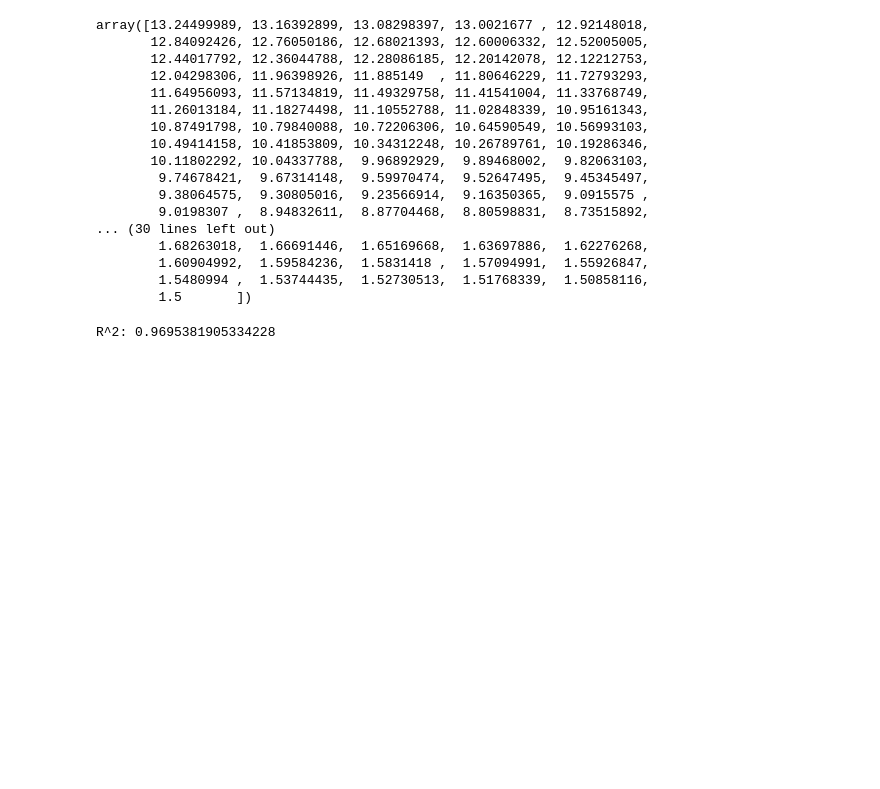
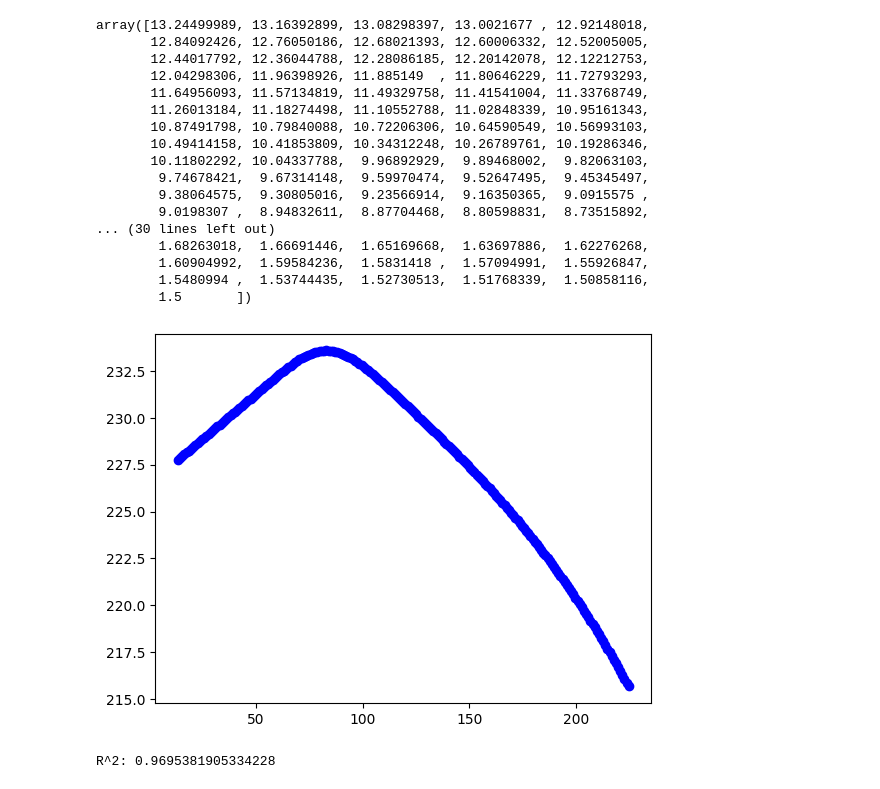
Before and after one commit to theraghavjuneja/curvetopia, a Jupyter notebook: examplestest/part2.ipynb, the cells around one changed output. Saved outputs shown, nothing was run; the diff lists cells and outputs as text; code cells hidden in the pictures; blank space fills up the shorter version.

```diff
--- a/examplestest/part2.ipynb
+++ b/examplestest/part2.ipynb
@@ -370,6 +370,10 @@ array([13.24499989, 13.16392899, 13.08298397, 13.0021677 , 12.92148018,
         1.60904992,  1.59584236,  1.5831418 ,  1.57094991,  1.55926847,
         1.5480994 ,  1.53744435,  1.52730513,  1.51768339,  1.50858116,
         1.5       ])
+# %%
+return_individual_figure(polyline,7)
+# %% [output]
+[figure, added]
 # %%
 coefficients = np.polyfit(x_coords, y_coords, 1)
 # %%
```
Also changed, not shown: parts of 52 cells of this notebook, 1 other file.
